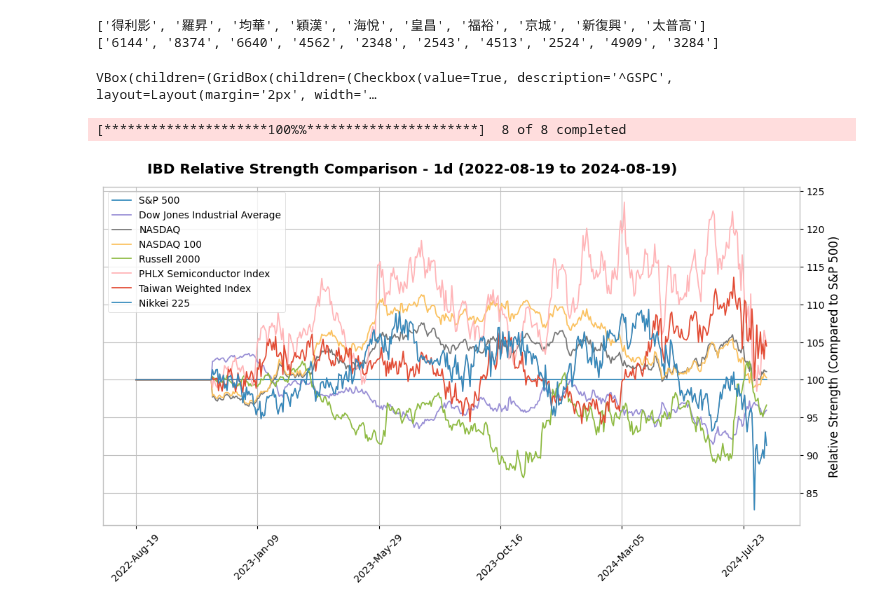
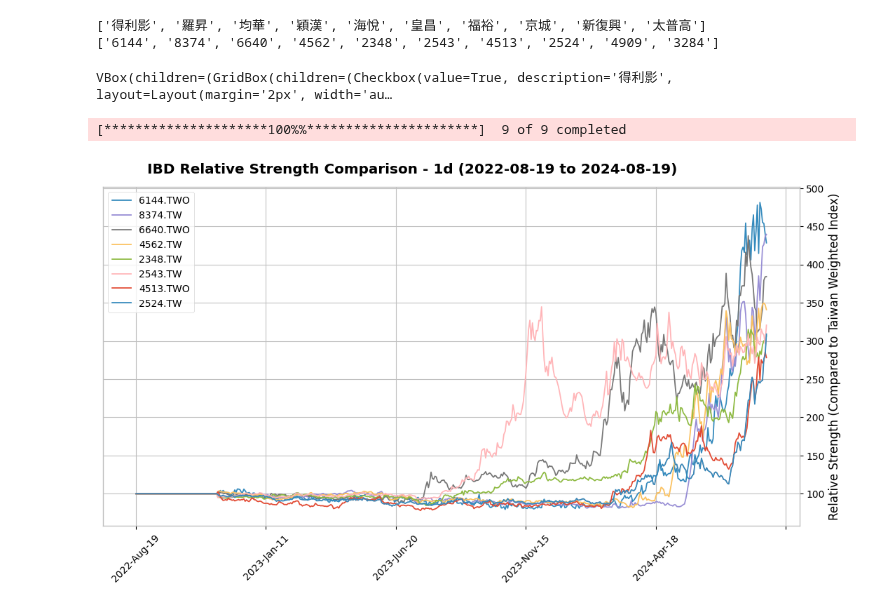
Before and after one commit to yorkjong/stock-reports, a Jupyter notebook: notebooks/ibd_reports.ipynb, the cells around one changed output. Drawn from its saved outputs; the diff is of its cells as text; code cells hidden in the pictures.

```diff
--- a/notebooks/ibd_reports.ipynb
+++ b/notebooks/ibd_reports.ipynb
@@ -207,6 +204,14 @@ class OrderedSet:
         combined = OrderedSet(self._data.keys())
         combined.update(other)
         return combined
+# %%
+# @title enable_plotly_in_cell
+# ref. https://stackoverflow.com/questions/76593068/plotly-figure-not-rendering-in-ipywidgets-interact-function-google-colab
+def enable_plotly_in_cell():
+  import IPython
+  from plotly.offline import init_notebook_mode
+  display(IPython.core.display.HTML('''<script src="/static/components/requirejs/require.js"></script>'''))
+  init_notebook_mode(connected=False)
 # %% [markdown]
 ### Glossary of Terms
 # %% [markdown]
@@ -421,7 +426,7 @@ Date: 20240818
 ['6144', '8374', '6640', '4562', '2348', '2543', '4513', '2524', '4909', '3284']
 # %%
 # @title Step 4. Show the Comparison of RS Lines {"run":"auto"}
-source = "Major Global Stock Indices" # @param ["Step 2. Top Percentile Items","Step 3. Top Increasing RS","Major Global Stock Indices"]
+source = "Step 3. Top Increasing RS" # @param ["Step 2. Top Percentile Items","Step 3. Top Increasing RS","Major Global Stock Indices"]
 period = "2y" # @param ["1y","2y","5y"]
 interval = "1d" # @param ["1d","1wk"]
 backend = "mplfinance" # @param ["mplfinance","Plotly"]
@@ -511,33 +516,36 @@ display(layout)
 def get_selected_stocks():
     selected_stocks = [checkbox.description for checkbox in checkboxes if checkbox.value]
     return selected_stocks
 
 def validate_selection(selected_stocks):
     if len(selected_stocks) > 8:
         print("You can only select up to 8 stocks. Please deselect some items.")
         return selected_stocks[:8]  # Limit to 8 items
     return selected_stocks
 
 import vistock.mpl as vs_mpl
 import vistock.plotly as vs_plotly
 
 func_dic = {
     'mplfinance': vs_mpl.ibd_rs_cmp,
     'Plotly': vs_plotly.ibd_rs_cmp,
 }
 ibd_rs_cmp = func_dic[backend]
 
+if backend == 'Plotly':
+    enable_plotly_in_cell()
+
 # Define the button click event
 def on_button_click(b):
     selected_stocks = get_selected_stocks()
     symbols = validate_selection(selected_stocks)
     if not symbols:
         print("No stocks selected. Please select at least one stock.")
         return
     ibd_rs_cmp.plot(symbols, interval=interval, period=period)
 
 button.on_click(on_button_click)
 # %% [output]
-VBox(children=(GridBox(children=(Checkbox(value=True, description='^GSPC', layout=Layout(margin='2px', width='…
+VBox(children=(GridBox(children=(Checkbox(value=True, description='得利影', layout=Layout(margin='2px', width='au…
-[*********************100%%**********************]  8 of 8 completed
+[*********************100%%**********************]  9 of 9 completed
-[figure, old version]
+[figure, new version]
```
Also changed, not shown: parts of 1 cell of this notebook.
